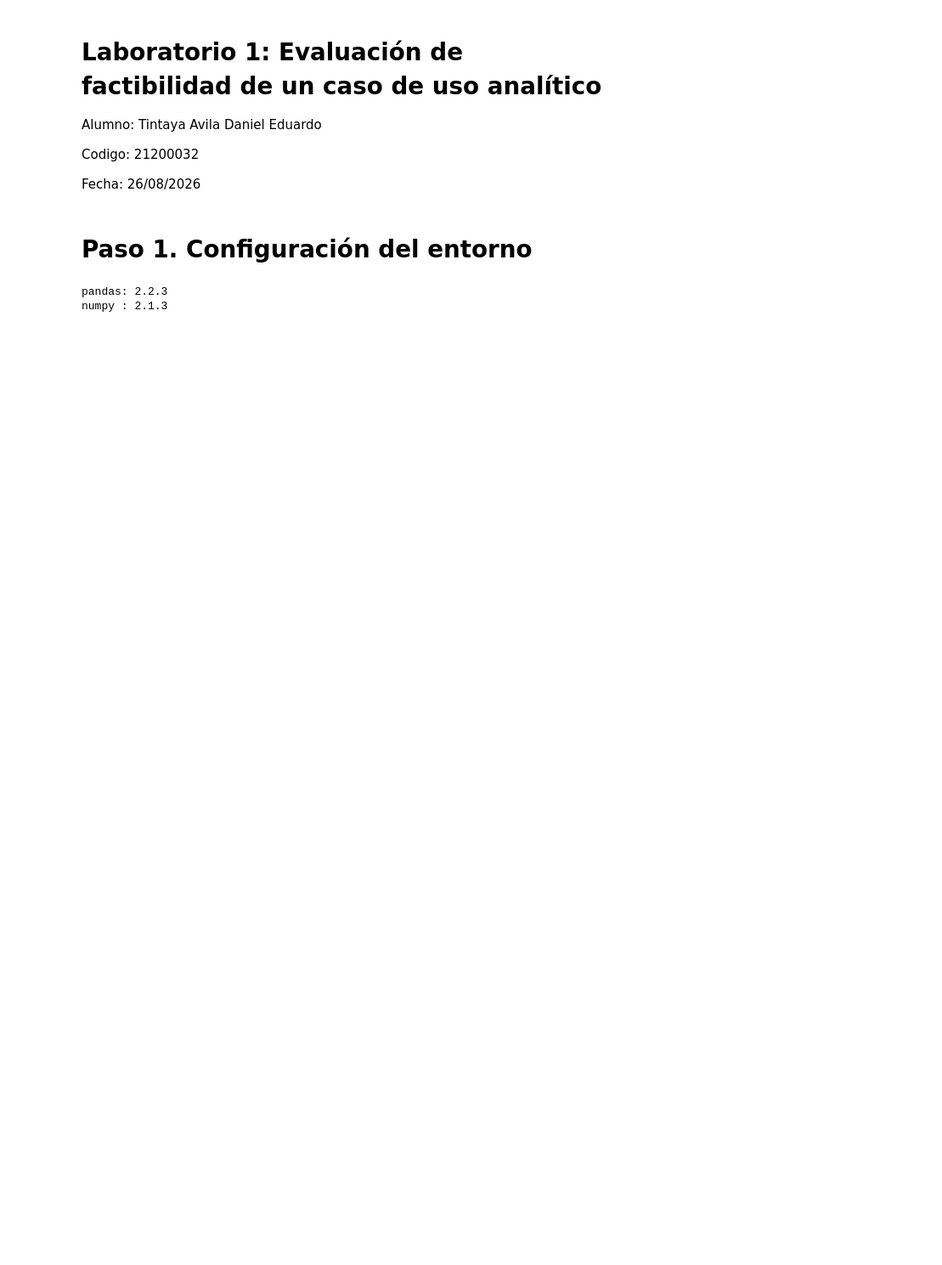
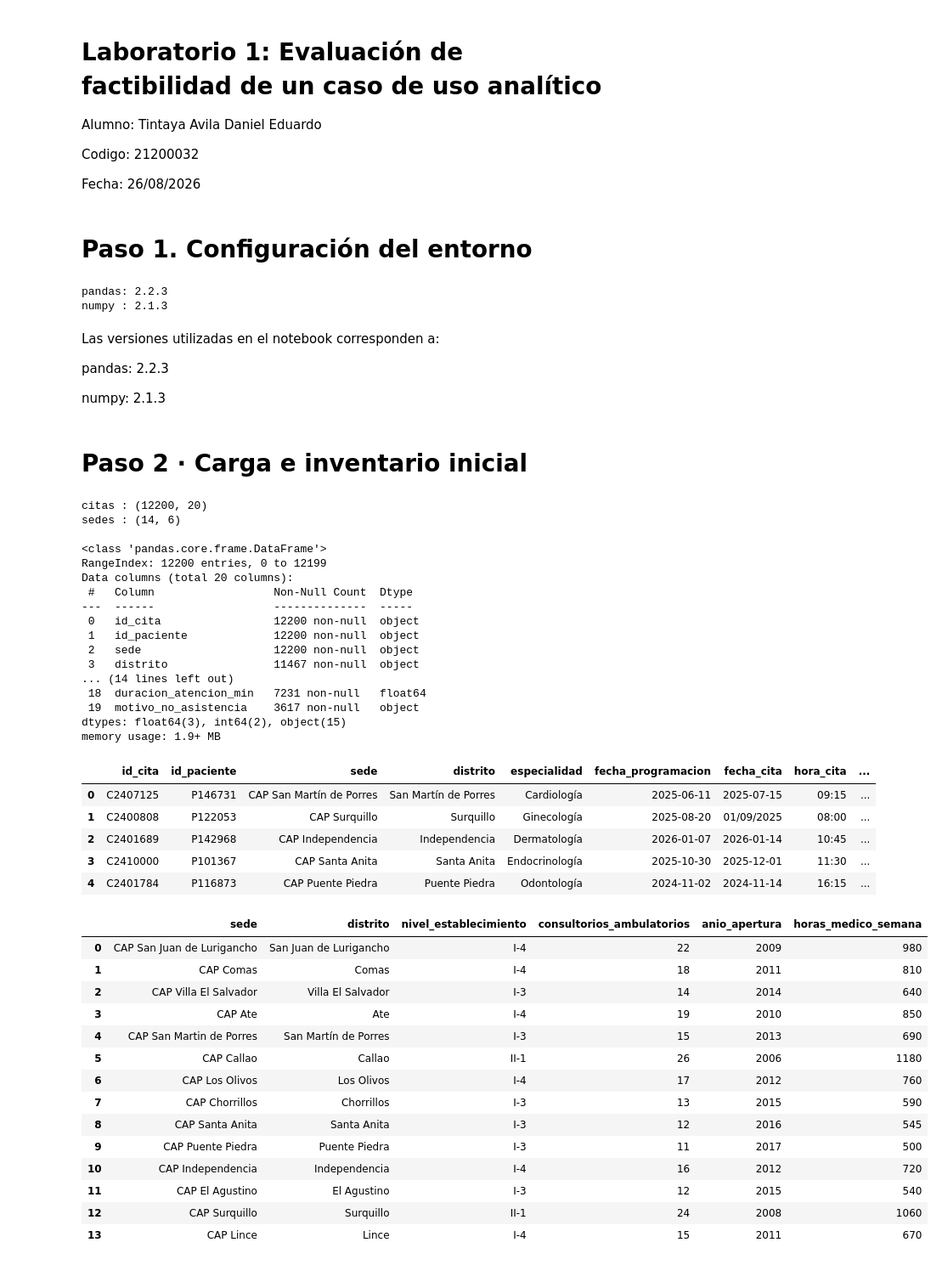
Before and after one commit to Gen54cw/Analitica-de-Datos-Tintaya-Daniel, a Jupyter notebook: laboratorios/LAB01_TintayaDaniel.ipynb, the cells around one changed output. Shown at 85% size. Drawn from its saved outputs; the diff is of its cells as text; code cells hidden in the pictures; blank space fills up the shorter version.

Commit message:
Desarrollo del notebook - paso 3

```diff
--- a/laboratorios/LAB01_TintayaDaniel.ipynb
+++ b/laboratorios/LAB01_TintayaDaniel.ipynb
@@ -22,3 +22,59 @@ print("numpy :", np.__version__)
 # %% [output]
 pandas: 2.2.3
 numpy : 2.1.3
+# %% [markdown]
+Las versiones utilizadas en el notebook corresponden a:
+
+pandas: 2.2.3
+
+numpy: 2.1.3
+# %% [markdown]
+# Paso 2 · Carga e inventario inicial
+# %%
+citas = pd.read_csv("citas_red_salud.csv", encoding="utf-8")
+sedes = pd.read_csv("catalogo_sedes.csv", encoding="utf-8")
+print("citas :", citas.shape)
+print("sedes :", sedes.shape)
+print()
+citas.info()
+display(citas.head(5))
+display(sedes)
+# %% [output]
+citas : (12200, 20)
+sedes : (14, 6)
+
+<class 'pandas.core.frame.DataFrame'>
+RangeIndex: 12200 entries, 0 to 12199
+Data columns (total 20 columns):
+ #   Column                  Non-Null Count  Dtype
+---  ------                  --------------  -----
+ 0   id_cita                 12200 non-null  object
+ 1   id_paciente             12200 non-null  object
+ 2   sede                    12200 non-null  object
+ 3   distrito                11467 non-null  object
+... (14 lines left out)
+ 18  duracion_atencion_min   7231 non-null   float64
+ 19  motivo_no_asistencia    3617 non-null   object
+dtypes: float64(3), int64(2), object(15)
+memory usage: 1.9+ MB
+|  | id_cita | id_paciente | sede | distrito | especialidad | fecha_programacion | fecha_cita | hora_cita | ... |
+| 0 | C2407125 | P146731 | CAP San Martín de Porres | San Martín de Porres | Cardiología | 2025-06-11 | 2025-07-15 | 09:15 | ... |
+| 1 | C2400808 | P122053 | CAP Surquillo | Surquillo | Ginecología | 2025-08-20 | 01/09/2025 | 08:00 | ... |
+| 2 | C2401689 | P142968 | CAP Independencia | Independencia | Dermatología | 2026-01-07 | 2026-01-14 | 10:45 | ... |
+| 3 | C2410000 | P101367 | CAP Santa Anita | Santa Anita | Endocrinología | 2025-10-30 | 2025-12-01 | 11:30 | ... |
+| 4 | C2401784 | P116873 | CAP Puente Piedra | Puente Piedra | Odontología | 2024-11-02 | 2024-11-14 | 16:15 | ... |
+|  | sede | distrito | nivel_establecimiento | consultorios_ambulatorios | anio_apertura | horas_medico_semana |
+| 0 | CAP San Juan de Lurigancho | San Juan de Lurigancho | I-4 | 22 | 2009 | 980 |
+| 1 | CAP Comas | Comas | I-4 | 18 | 2011 | 810 |
+| 2 | CAP Villa El Salvador | Villa El Salvador | I-3 | 14 | 2014 | 640 |
+| 3 | CAP Ate | Ate | I-4 | 19 | 2010 | 850 |
+| 4 | CAP San Martin de Porres | San Martín de Porres | I-3 | 15 | 2013 | 690 |
+| 5 | CAP Callao | Callao | II-1 | 26 | 2006 | 1180 |
+| 6 | CAP Los Olivos | Los Olivos | I-4 | 17 | 2012 | 760 |
+| 7 | CAP Chorrillos | Chorrillos | I-3 | 13 | 2015 | 590 |
+| 8 | CAP Santa Anita | Santa Anita | I-3 | 12 | 2016 | 545 |
+| 9 | CAP Puente Piedra | Puente Piedra | I-3 | 11 | 2017 | 500 |
+| 10 | CAP Independencia | Independencia | I-4 | 16 | 2012 | 720 |
+| 11 | CAP El Agustino | El Agustino | I-3 | 12 | 2015 | 540 |
+| 12 | CAP Surquillo | Surquillo | II-1 | 24 | 2008 | 1060 |
+| 13 | CAP Lince | Lince | I-4 | 15 | 2011 | 670 |
```
Also changed, not shown: parts of 5 cells of this notebook.
